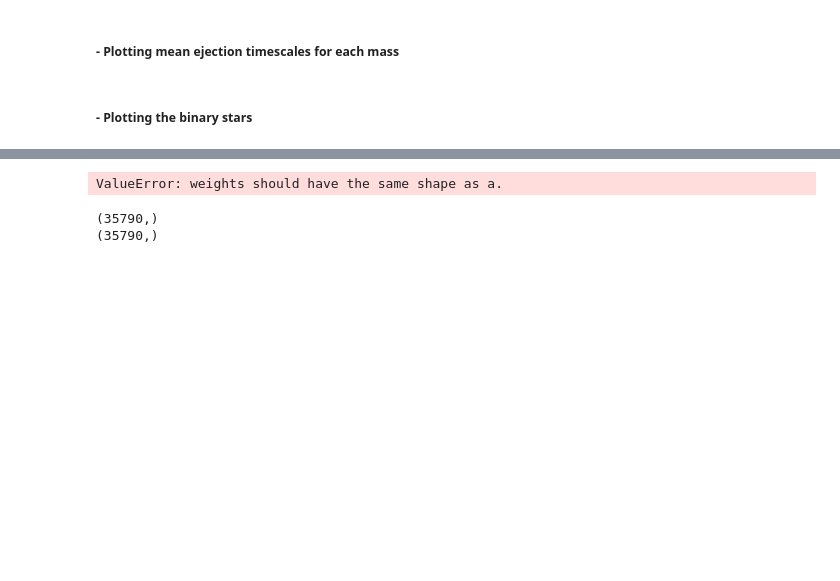
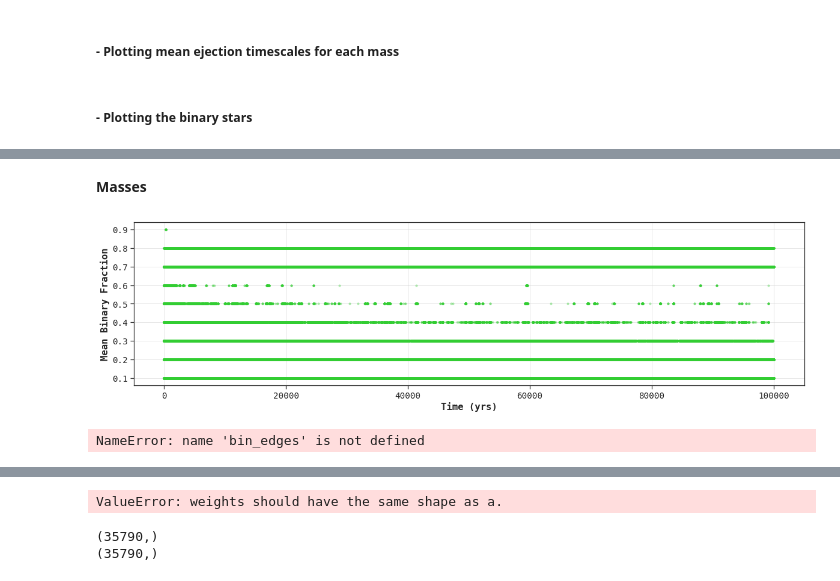
Before and after one commit to quartzar/n-body-cuda, a Jupyter notebook: nbody_binary.ipynb, the cells around one changed output, grey strips where cells are left out. Cells and saved outputs as stored; diff of their text form; code cells hidden in the pictures; blank space fills up the shorter version.

```diff
--- a/nbody_binary.ipynb
+++ b/nbody_binary.ipynb
@@ -401,0 +730,20 @@ Total Energy:  2.066743248859247e-06
+# %%
+# Mask to check for rows that have non-empty arrays or lists in the 'pair_times' column
+mask = binary_data['pair_times'].apply(lambda x: (isinstance(x, (np.ndarray, list)) and len(x) > 0) or not isinstance(x, (np.ndarray, list)))
+
+# Apply the mask to the entire DataFrame to keep only the rows with valid 'pair_times'
+binary_data_filtered = binary_data[mask]
+
+# Generate the 'pair_times_arr' and 'binary_counts_arr' from the filtered DataFrame
+pair_times_arr = binary_data_filtered['pair_times'].to_numpy() / 365.25
+binary_counts_arr = binary_data_filtered['num_pairs'].to_numpy()
+mass_fraction_arr = binary_data_filtered['mass_fraction'].to_numpy()
+binary_fraction_arr = binary_data_filtered['binary_fraction'].to_numpy()
+
+# convert mass_fraction_arr to a 1D array of float64's to stop the "setting an array element with a sequence." error
+# mass_fraction_arr = np.array([np.array(xi) for xi in mass_fraction_arr])
+
+print(pair_times_arr)
+print(binary_counts_arr)
+print(pair_times_arr.shape)
+print(binary_counts_arr.shape)
@@ -407,0 +854,60 @@ Total Energy:  2.066743248859247e-06
+# %% [markdown]
+**Masses**
+# %%
+x_data = pair_times_arr
+y_data = binary_fraction_arr
+
+fig, ax = plt.subplots()
+fig.set_size_inches(20, 5)
+ax.grid(axis='both', alpha=0.5)
+
+# plot the data
+plt.scatter(x_data, y_data, s=10, color='limegreen', alpha=0.3)
+
+# Set labels and title
+ax.set_xlabel('Time (yrs)')
+ax.set_ylabel('Mean Binary Fraction')
+# ax.set_xlim(0, 100000)
+
+plt.show()
+# %% [output]
+[figure, added]
+# %%
+# Create an empty list to store histograms for each simulation_run_folder
+histograms = []
+
+num_simulation_runs = 1
+
+# Calculate the number of data points in each snapshot
+num_rows_per_snapshot = binary_data_filtered.shape[0] // num_simulation_runs
+
+# Loop through each simulation_run_folder
+for run_idx in range(num_simulation_runs):
+    # Get the corresponding rows for the current run
+    start_idx = run_idx * num_rows_per_snapshot
+    end_idx = (run_idx + 1) * num_rows_per_snapshot
+    run_pair_times = pair_times_arr[start_idx:end_idx]
+    run_binary_counts = mass_fraction_arr[start_idx:end_idx]
+
+    # Compute the histogram for the current simulation run
+    hist, _ = np.histogram(run_pair_times, bins=bin_edges, weights=run_binary_counts)
+    histograms.append(hist)
+
+# Calculate the mean_counts by averaging the histograms
+mean_counts = np.mean(histograms, axis=0)
+
+# Create bar plot using matplotlib
+fig, ax = plt.subplots()
+fig.set_size_inches(20, 5)
+ax.bar(bin_centers, mean_counts, width=step_time, color='limegreen', edgecolor='limegreen', alpha=0.75)
+ax.grid(axis='both', alpha=0.5)
+
+# Set labels and title
+ax.set_xlabel('Time (yrs)')
+ax.set_ylabel('Mean Binary Fraction')
+ax.set_xlim(0, 100000)
+
+# Show the plot
+plt.show()
+# %% [output]
+NameError: name 'bin_edges' is not defined
```
Also changed, not shown: parts of 34 cells of this notebook, 3 other files.
